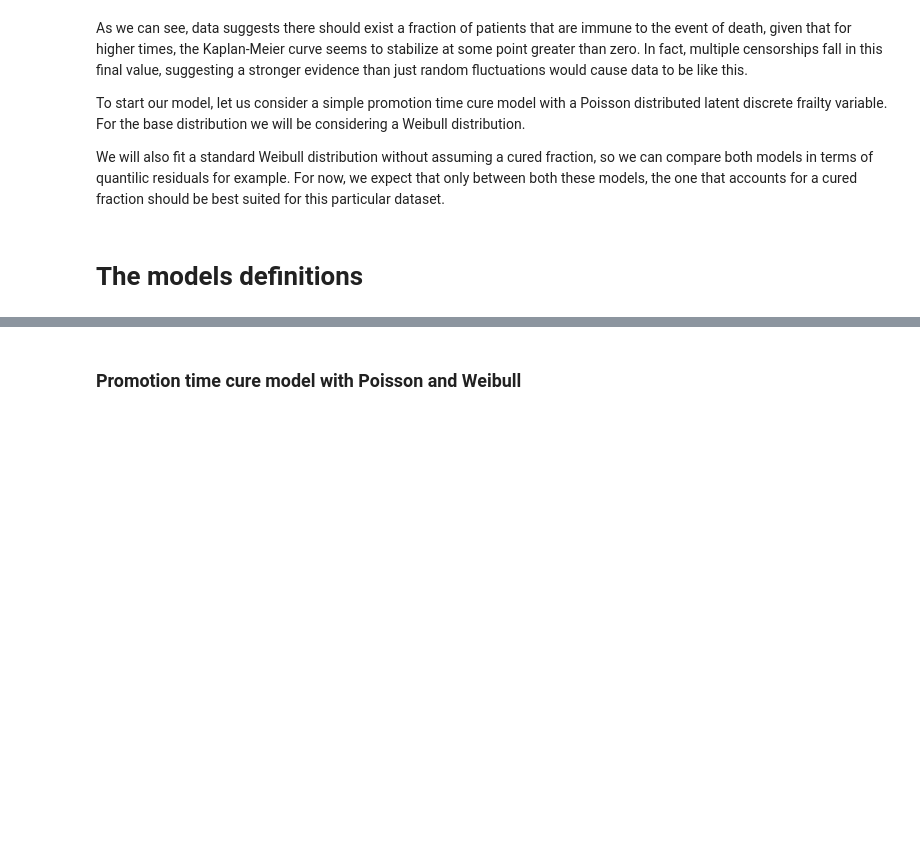
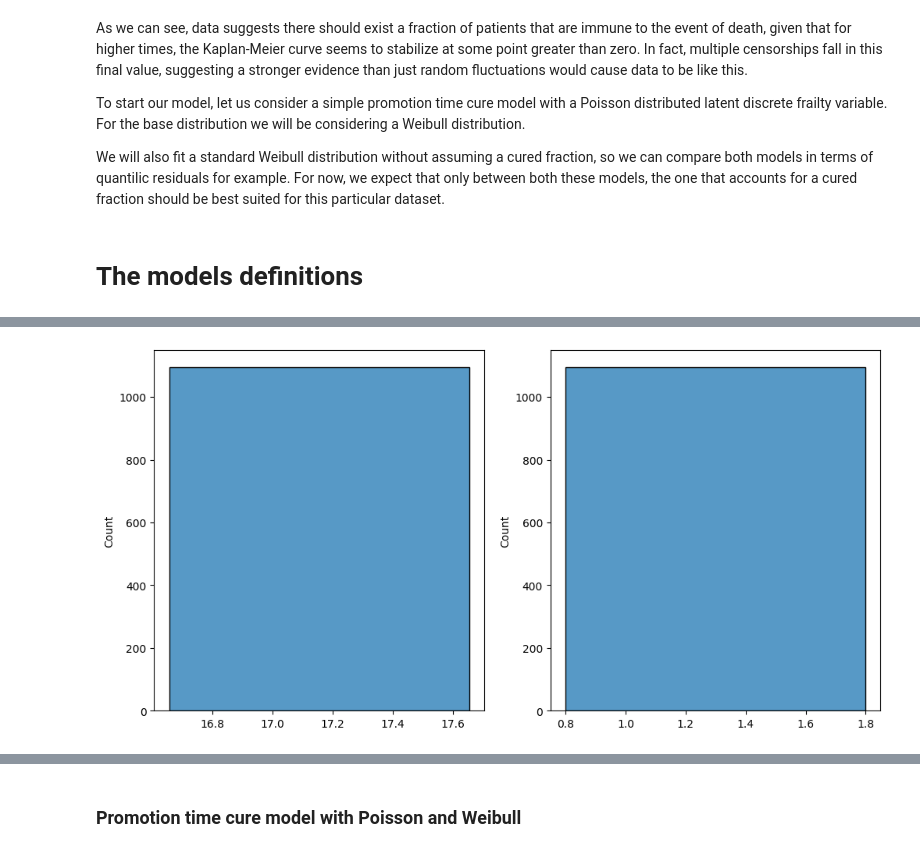
Before and after one commit to nhilariosilva/thetaflow_method_paper, a Jupyter notebook: TCGA-BRCA/TCGA-BRCA.ipynb, the cells around one changed output, grey strips where cells are left out. Drawn from its saved outputs; the diff is of its cells as text; code cells hidden in the pictures; blank space fills up the shorter version.

Commit message:
Experimenting different modelling approaches for weibull in TCGA data

```diff
--- a/TCGA-BRCA/TCGA-BRCA.ipynb
+++ b/TCGA-BRCA/TCGA-BRCA.ipynb
@@ -204,15 +204,12 @@ np.where(y < 0)
 # %%
+from sklearn.preprocessing import StandardScaler
+
 X = df.iloc[:,2:].to_numpy()
+
+# Standardize X so every feature has mean=0 and variance=1
+scaler = StandardScaler()
+X = scaler.fit_transform(X)
 
 y = df.iloc[:,0].to_numpy()/365
 delta = df.iloc[:,1].to_numpy()
 data = [tf.constant(y, shape = (len(y), 1), dtype = tf.float32), tf.constant(delta, shape = (len(y), 1), dtype = tf.float32)]
-# %%
-weibull_model = thf.ModelNN(weibull_parameters, weibull_loglikelihood_loss,
-                            weibull_neural_network, weibull_network_call,
-                            weibull_network_call_nolast, input_dim = (None, X.shape[1]), seed = 10)
-
-with tf.GradientTape() as tape:
-    nn_output_batch = weibull_model(X, training = True)
-    loss_value = weibull_model.loglikelihood_loss(weibull_model, nn_output = nn_output_batch, data = [X] + data)
-loss_value
@@ -238,5 +216,5 @@ loglik nan
 # %%
-with tf.device("/CPU:0"):
+with tf.device("/GPU:0"):
     # There is no need to include the intercept in X_train, since the neural network already handles it, so input_dim = (None, 1)
     weibull_model = thf.ModelNN(weibull_parameters, weibull_loglikelihood_loss,
                                 weibull_neural_network, weibull_network_call,
@@ -247,16 +225,6 @@ with tf.device("/CPU:0"):
 
     weibull_model.pre_train_model(X, data,
                                   epochs = 500, shuffle = True,
-                                  metrics_update_freq = 50,
-                                  validation = False, val_prop = 0.2,
-                                  optimizer_independent = optimizers.RMSprop(learning_rate = 0.01),
-                                  optimizer_nn = optimizers.RMSprop(learning_rate = 0.001, clipnorm = 1.0),
-                                  train_batch_size = None, val_batch_size = None,
-                                  buffer_size = 4096, gradient_accumulation_steps = None,
-                                  early_stopping = True, early_stopping_tolerance = 1.0e-4, early_stopping_warmup = 100,
-                                  reduce_lr = True, reduce_lr_factor = 0.5, reduce_lr_min_delta = 0.0, reduce_lr_patience = 10, reduce_lr_cooldown = 0,
-                                  reduce_lr_min_lr = 1e-4,
-                                  deterministic = True,
                                   verbose = 1, track_time = True)
 
     weibull_lam_after_pretrain = weibull_model.predict(X)["lam"].numpy().flatten()
@@ -264,10 +232,11 @@ with tf.device("/CPU:0"):
 
     weibull_model.train_model(X, data,
                               epochs = 15000, shuffle = True, metrics_update_freq = 50,
+                              fine_tune = False,
                               get_covariances = True,
                               validation = False, val_prop = 0.2,
                               optimizer_independent = optimizers.RMSprop(learning_rate = 0.01),
-                              optimizer_nn = optimizers.RMSprop(learning_rate = 0.001, clipnorm = 1.0),
+                              optimizer_nn = optimizers.Adam(learning_rate = 0.001, clipnorm = 1.0),
                               train_batch_size = None, val_batch_size = None,
                               buffer_size = 4096, gradient_accumulation_steps = None,
                               early_stopping = True, early_stopping_tolerance = 1.0e-4, early_stopping_warmup = 100,
@@ -285,0 +261,14 @@ Optimizing... Epoch: [ 150 / 15000 ]  | Loss:  nan | Param Dist:  -nan | Indepen
+# %%
+nn_output = weibull_model(X, training = False)
+
+lam_X = weibull_model.get_variable("lam", nn_output_batch)
+rho_X = weibull_model.get_variable("rho", nn_output_batch)
+
+fig, ax = plt.subplots(nrows = 1, ncols = 2, figsize = (12,6))
+
+sns.histplot(x = lam_X.numpy().flatten(), ax = ax[0])
+sns.histplot(x = rho_X.numpy().flatten(), ax = ax[1])
+
+plt.show()
+# %% [output]
+[figure, added]
```
Also changed, not shown: parts of 12 cells of this notebook, 2 other files.
